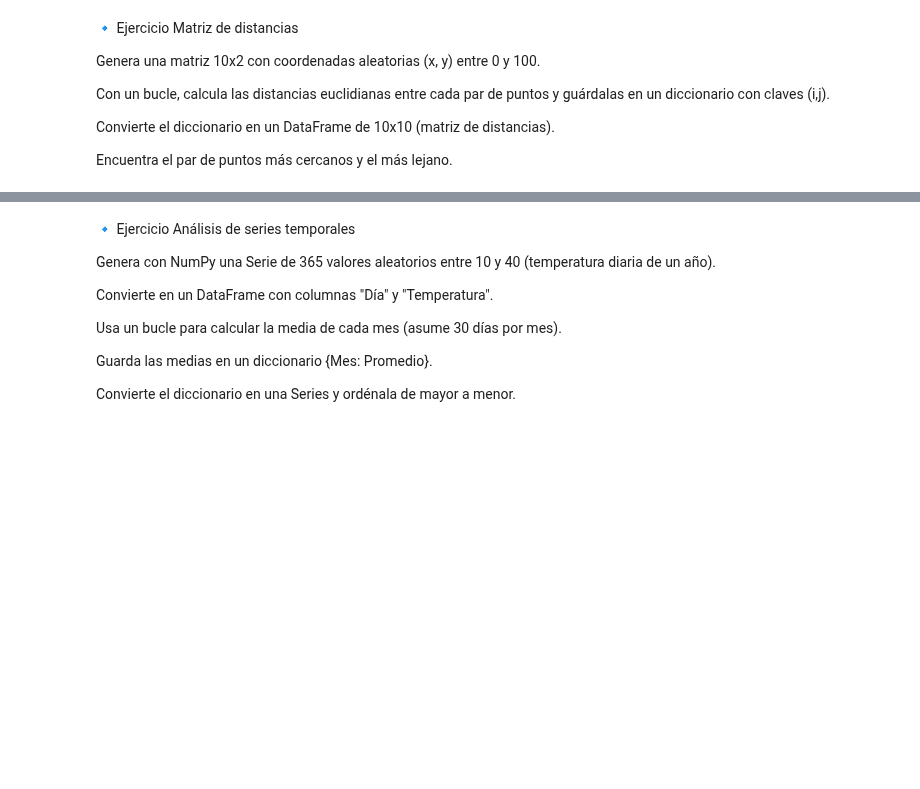
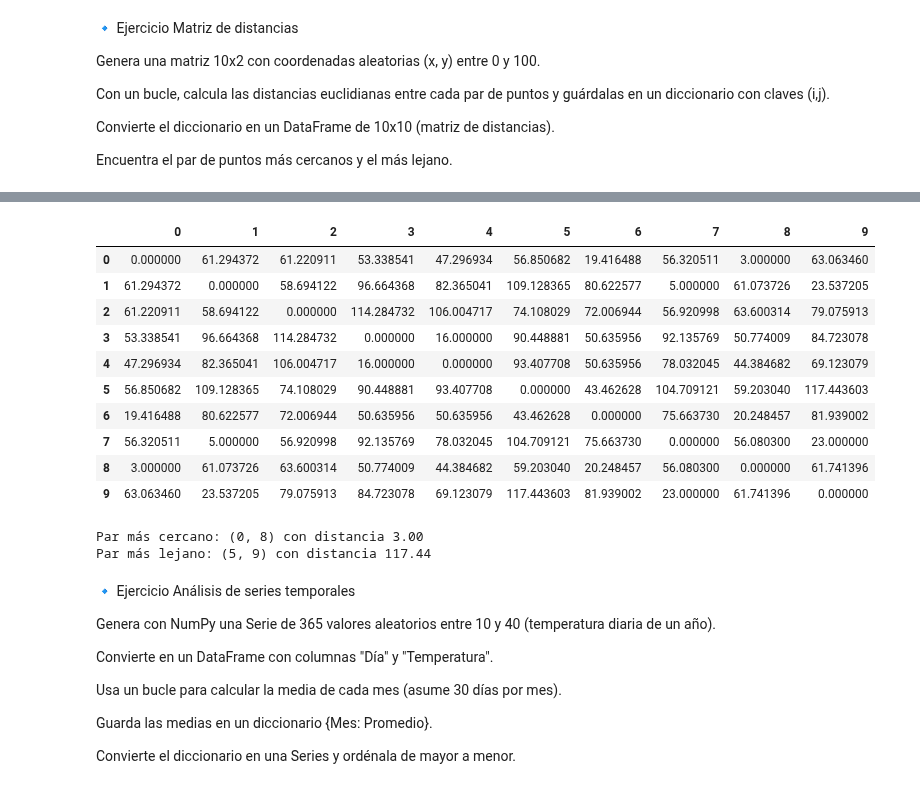
Before and after one commit to Fernando-JAL/Neurociencias-2026-1, a Jupyter notebook: S04_parciales/Parcial_1_profe.ipynb, the cells around one changed output, grey strips where cells are left out. Saved outputs shown, nothing was run; the diff lists cells and outputs as text; code cells hidden in the pictures; blank space fills up the shorter version.

```diff
--- a/S04_parciales/Parcial_1_profe.ipynb
+++ b/S04_parciales/Parcial_1_profe.ipynb
@@ -416,3 +428,7 @@ Con un bucle, calcula las distancias euclidianas entre cada par de puntos y guá
 Convierte el diccionario en un DataFrame de 10x10 (matriz de distancias).
 
 Encuentra el par de puntos más cercanos y el más lejano.
+# %%
+# Genera una matriz 10x2 con coordenadas aleatorias (x, y) entre 0 y 100.
+matriz5 = np.random.randint(0,101,size=[10,2])
+matriz5
@@ -418,0 +446,13 @@ Encuentra el par de puntos más cercanos y el más lejano.
+# %%
+# Con un bucle, calcula las distancias euclidianas entre cada par de puntos y guárdalas en un diccionario con claves (i,j).
+distancias = {}
+puntos = len(matriz5)
+
+for i in range(puntos):
+    for j in range(i+1, puntos):
+        distancia = np.sqrt((matriz5[i,0] - matriz5[j,0])**2 +
+                            (matriz5[i,1] - matriz5[j,1])**2)
+        distancias[(i, j)] = distancia
+
+for clave, valor in list(distancias.items()):
+    print(f"{clave}: {valor:.2f}")
@@ -419,3 +477,49 @@ Encuentra el par de puntos más cercanos y el más lejano.
+# %%
+# Convierte el diccionario en un DataFrame de 10x10 (matriz de distancias).
+matrizdistancias = np.zeros((puntos,puntos))
+
+for (i, j), distancia in distancias.items():
+    matriz_distancias[i, j] = distancia
+    matriz_distancias[j, i] = distancia
+
+
+distancias = pd.DataFrame(matriz_distancias,
+                             index=range(puntos),
+                             columns=range(puntos))
+
+distancias
+# %% [output]
+|  | 0 | 1 | 2 | 3 | 4 | 5 | 6 | 7 | 8 | 9 |
+| 0 | 0.000000 | 61.294372 | 61.220911 | 53.338541 | 47.296934 | 56.850682 | 19.416488 | 56.320511 | 3.000000 | 63.063460 |
+| 1 | 61.294372 | 0.000000 | 58.694122 | 96.664368 | 82.365041 | 109.128365 | 80.622577 | 5.000000 | 61.073726 | 23.537205 |
+| 2 | 61.220911 | 58.694122 | 0.000000 | 114.284732 | 106.004717 | 74.108029 | 72.006944 | 56.920998 | 63.600314 | 79.075913 |
+| 3 | 53.338541 | 96.664368 | 114.284732 | 0.000000 | 16.000000 | 90.448881 | 50.635956 | 92.135769 | 50.774009 | 84.723078 |
+| 4 | 47.296934 | 82.365041 | 106.004717 | 16.000000 | 0.000000 | 93.407708 | 50.635956 | 78.032045 | 44.384682 | 69.123079 |
+| 5 | 56.850682 | 109.128365 | 74.108029 | 90.448881 | 93.407708 | 0.000000 | 43.462628 | 104.709121 | 59.203040 | 117.443603 |
+| 6 | 19.416488 | 80.622577 | 72.006944 | 50.635956 | 50.635956 | 43.462628 | 0.000000 | 75.663730 | 20.248457 | 81.939002 |
+| 7 | 56.320511 | 5.000000 | 56.920998 | 92.135769 | 78.032045 | 104.709121 | 75.663730 | 0.000000 | 56.080300 | 23.000000 |
+| 8 | 3.000000 | 61.073726 | 63.600314 | 50.774009 | 44.384682 | 59.203040 | 20.248457 | 56.080300 | 0.000000 | 61.741396 |
+| 9 | 63.063460 | 23.537205 | 79.075913 | 84.723078 | 69.123079 | 117.443603 | 81.939002 | 23.000000 | 61.741396 | 0.000000 |
+# %%
+# Encuentra el par de puntos más cercanos y el más lejano.
+min_dist = float('inf')
+max_dist = float('-inf')
+par_cercano = None
+par_lejano = None
+
+for (i, j), d in distancias.items():
+    if d < min_dist:
+        min_dist = d
+        par_cercano = (i, j)
+    if d > max_dist:
+        max_dist = d
+        par_lejano = (i, j)
+
+print(f"\nPar más cercano: {par_cercano} con distancia {min_dist:.2f}")
+print(f"Par más lejano: {par_lejano} con distancia {max_dist:.2f}")
+# %% [output]
+Par más cercano: (0, 8) con distancia 3.00
+Par más lejano: (5, 9) con distancia 117.44
 # %% [markdown]
 🔹 Ejercicio Análisis de series temporales
 
```
Also changed, not shown: parts of 31 cells of this notebook.
